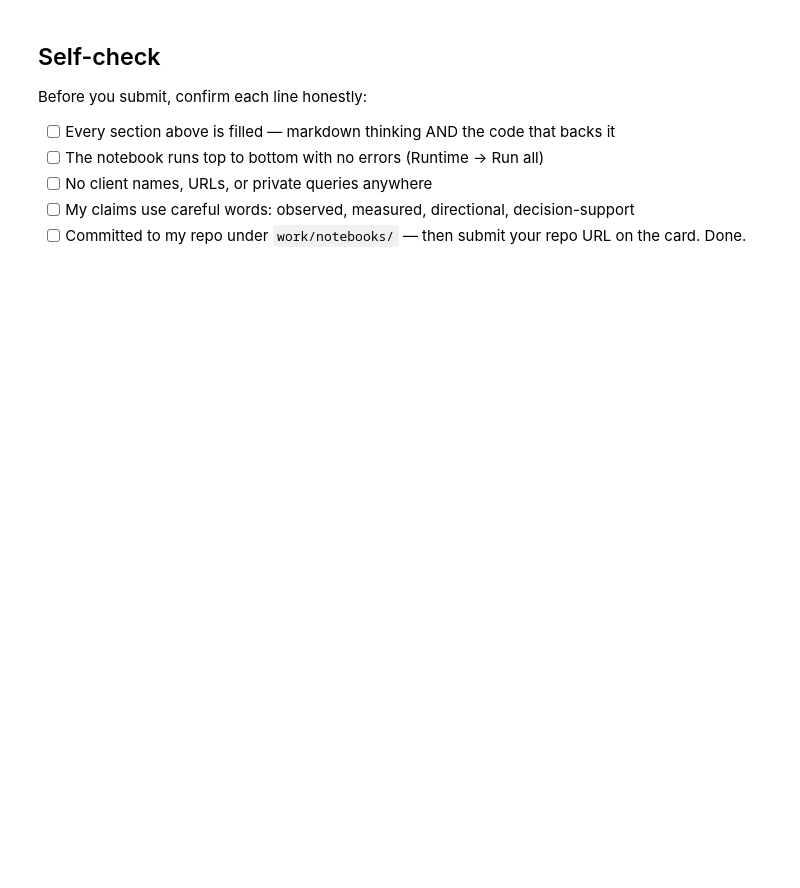
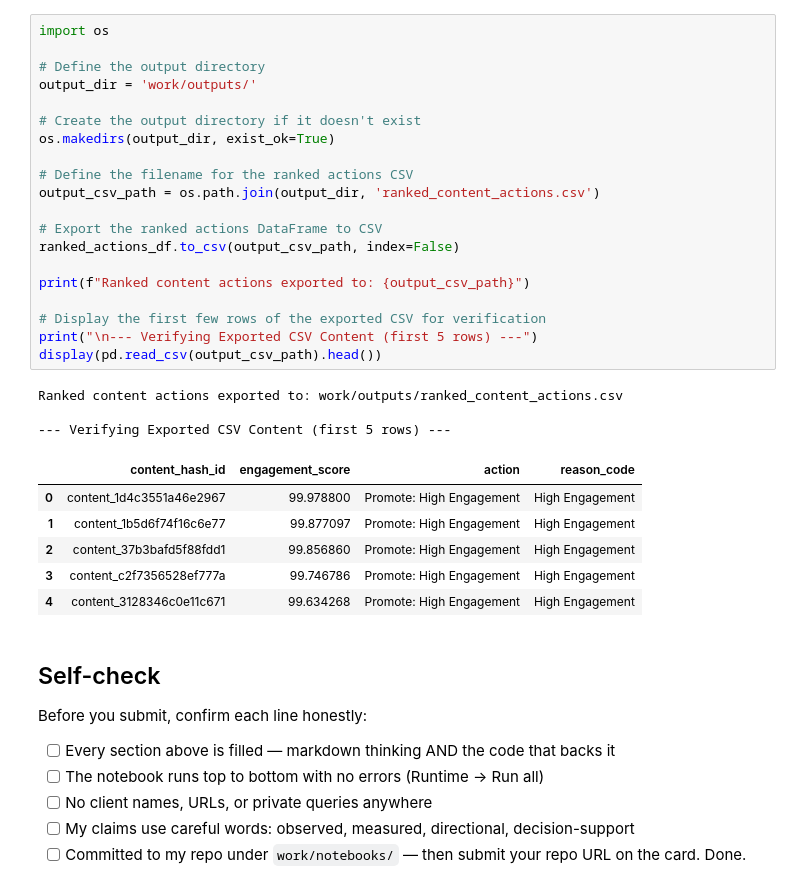
Before and after one commit to DaiyanNDahy/FlyRankInternML, a Jupyter notebook: work/notebooks/w07_action_playbook.ipynb, the cells around one changed output. Saved outputs shown, nothing was run; the diff lists cells and outputs as text; blank space fills up the shorter version.

```diff
--- a/work/notebooks/w07_action_playbook.ipynb
+++ b/work/notebooks/w07_action_playbook.ipynb
@@ -44,3 +322,33 @@ This skeleton is yours to fill. Work the sections **in order** — each one has
+# %%
+import os
+
+# Define the output directory
+output_dir = 'work/outputs/'
+
+# Create the output directory if it doesn't exist
+os.makedirs(output_dir, exist_ok=True)
+
+# Define the filename for the ranked actions CSV
+output_csv_path = os.path.join(output_dir, 'ranked_content_actions.csv')
+
+# Export the ranked actions DataFrame to CSV
+ranked_actions_df.to_csv(output_csv_path, index=False)
+
+print(f"Ranked content actions exported to: {output_csv_path}")
+
+# Display the first few rows of the exported CSV for verification
+print("\n--- Verifying Exported CSV Content (first 5 rows) ---")
+display(pd.read_csv(output_csv_path).head())
+# %% [output]
+Ranked content actions exported to: work/outputs/ranked_content_actions.csv
+
+--- Verifying Exported CSV Content (first 5 rows) ---
+|  | content_hash_id | engagement_score | action | reason_code |
+| 0 | content_1d4c3551a46e2967 | 99.978800 | Promote: High Engagement | High Engagement |
+| 1 | content_1b5d6f74f16c6e77 | 99.877097 | Promote: High Engagement | High Engagement |
+| 2 | content_37b3bafd5f88fdd1 | 99.856860 | Promote: High Engagement | High Engagement |
+| 3 | content_c2f7356528ef777a | 99.746786 | Promote: High Engagement | High Engagement |
+| 4 | content_3128346c0e11c671 | 99.634268 | Promote: High Engagement | High Engagement |
 # %% [markdown]
 ## Self-check
 
```
Also changed, not shown: parts of 19 cells of this notebook.
